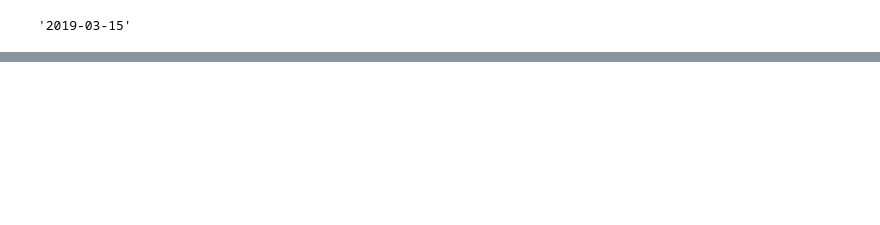
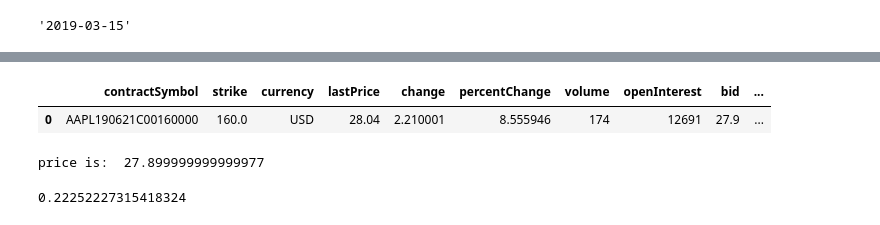
Before and after one commit to liveoncecao/quant_experiment, a Jupyter notebook: quant_experiment/quantexperiment.ipynb, the cells around one changed output, grey strips where cells are left out. Cells and saved outputs as stored; diff of their text form; code cells hidden in the pictures; blank space fills up the shorter version.

```diff
--- a/quant_experiment/quantexperiment.ipynb
+++ b/quant_experiment/quantexperiment.ipynb
@@ -357,0 +545,32 @@ stock.latestTradingDay
+# %%
+import requests
+import numpy as np
+from bs4 import BeautifulSoup
+from scipy.interpolate import interp1d
+TREASURY_URL = "http://www.treasury.gov/resource-center/data-chart-center/interest-rates/Pages/TextView.aspx?data=yield"
+
+
+def riskfree():
+    r = requests.get(TREASURY_URL)
+    soup = BeautifulSoup(r.text, 'html.parser')
+
+    table = soup.find("table", attrs={'class' : 't-chart'})
+    rows= table.find_all('tr')
+    lastrow = len(rows)-1
+    cells = rows[lastrow].find_all("td")
+    date = cells[0].get_text()
+    m1 = float(cells[1].get_text())
+    m3 = float(cells[2].get_text())
+    m6 = float(cells[3].get_text())
+    y1 = float(cells[4].get_text())
+    y2 = float(cells[5].get_text())
+    y3 = float(cells[6].get_text())
+    y5 = float(cells[7].get_text())
+    y7 = float(cells[8].get_text())
+    y10 = float(cells[9].get_text())
+    y20 = float(cells[10].get_text())
+    y30 = float(cells[11].get_text())
+
+    years = (0, 1/12, 3/12, 6/12, 12/12, 24/12, 36/12, 60/12, 84/12, 120/12, 240/12, 360/12)
+    rates = (0, m1/100, m3/100, m6/100, y1/100, y2/100, y3/100, y5/100, y7/100, y10/100, y20/100, y30/100)
+    return interp1d(years, rates)
@@ -357,0 +631,7 @@ stock.latestTradingDay
+# %%
+# %load constants.py
+
+_Y_API = 'https://query2.finance.yahoo.com/v7/finance/options/'
+TREASURY_URL = "http://www.treasury.gov/resource-center/data-chart-center/interest-rates/Pages/TextView.aspx?data=yield"
+
+OVERNIGHT_RATE = 0
@@ -357,0 +837,12 @@ stock.latestTradingDay
+# %%
+option1 = VanillaOption('AAPL',21,6,2019,160,'calls')
+# %%
+option1.option_info()
+# %% [output]
+|  | contractSymbol | strike | currency | lastPrice | change | percentChange | volume | openInterest | bid | ... |
+| 0 | AAPL190621C00160000 | 160.0 | USD | 28.04 | 2.210001 | 8.555946 | 174 | 12691 | 27.9 | ... |
+# %%
+option1.BS_Info(key)
+# %% [output]
+price is:  27.899999999999977
+0.22252227315418324
```
Also changed, not shown: parts of 29 cells of this notebook, 3 other files.
